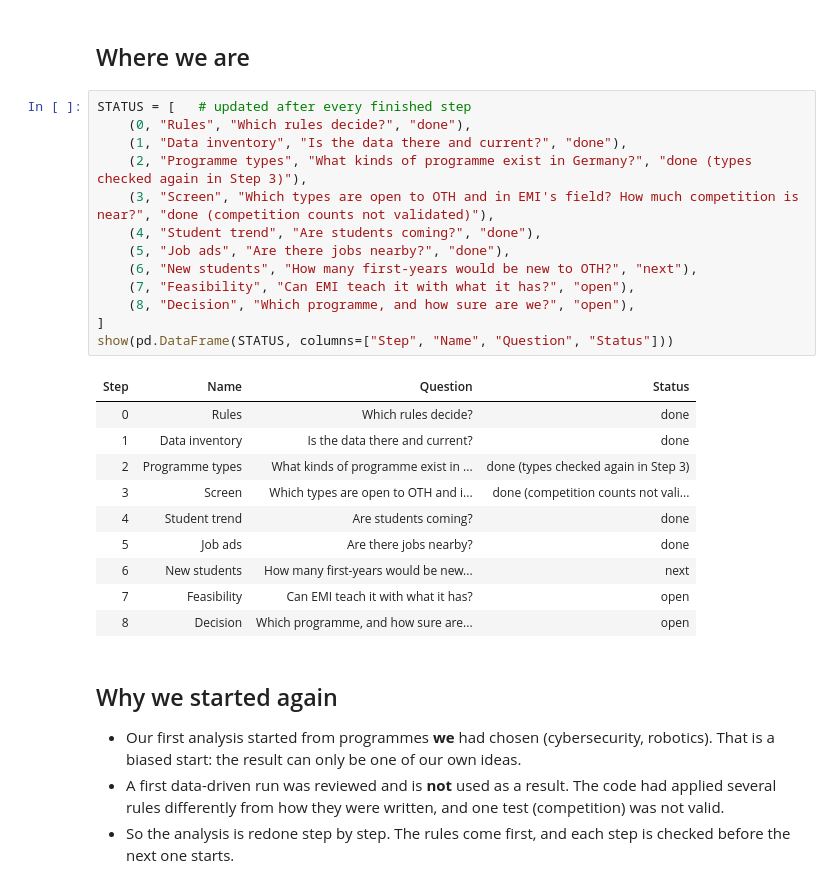
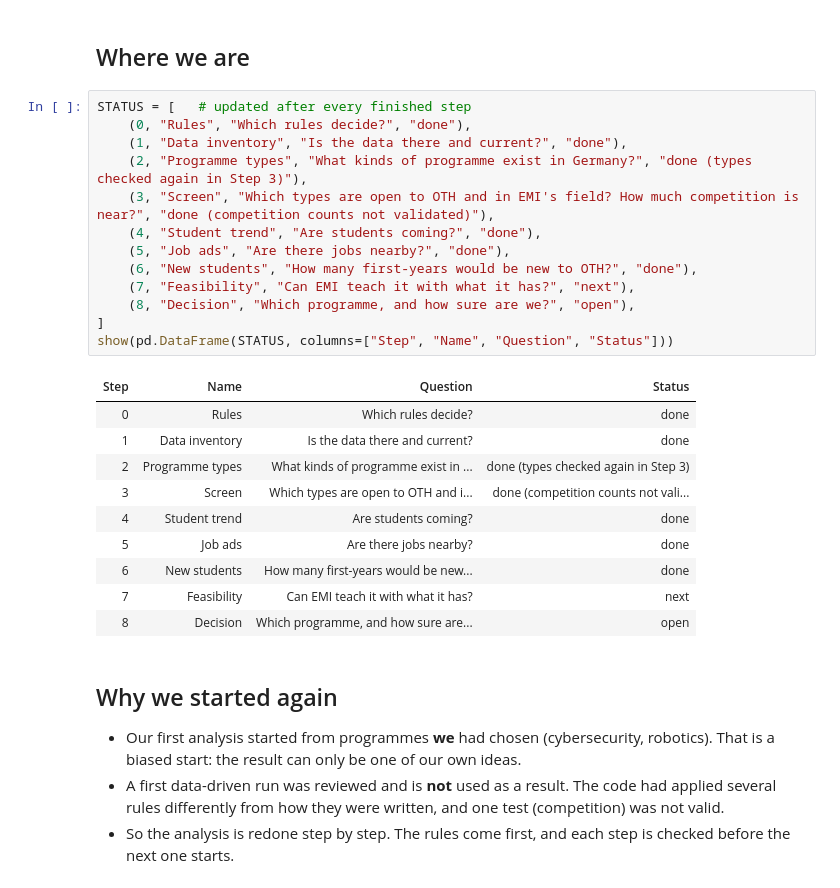
Before and after one commit to SomanthaManuranga/study-program-intelligence, a Jupyter notebook: notebooks/funnel_progress.ipynb, the cells around one changed output. Saved outputs shown, nothing was run; the diff lists cells and outputs as text.

```diff
--- a/notebooks/funnel_progress.ipynb
+++ b/notebooks/funnel_progress.ipynb
@@ -33,26 +33,26 @@ Rules loaded: 17 blocks - definitions, universe, text, similarity, discovery, po
 # %%
 STATUS = [   # updated after every finished step
     (0, "Rules", "Which rules decide?", "done"),
     (1, "Data inventory", "Is the data there and current?", "done"),
     (2, "Programme types", "What kinds of programme exist in Germany?", "done (types checked again in Step 3)"),
     (3, "Screen", "Which types are open to OTH and in EMI's field? How much competition is near?", "done (competition counts not validated)"),
     (4, "Student trend", "Are students coming?", "done"),
     (5, "Job ads", "Are there jobs nearby?", "done"),
-    (6, "New students", "How many first-years would be new to OTH?", "next"),
-    (7, "Feasibility", "Can EMI teach it with what it has?", "open"),
+    (6, "New students", "How many first-years would be new to OTH?", "done"),
+    (7, "Feasibility", "Can EMI teach it with what it has?", "next"),
     (8, "Decision", "Which programme, and how sure are we?", "open"),
 ]
 show(pd.DataFrame(STATUS, columns=["Step", "Name", "Question", "Status"]))
 # %% [output]
 | Step | Name | Question | Status |
 | 0 | Rules | Which rules decide? | done |
 | 1 | Data inventory | Is the data there and current? | done |
 | 2 | Programme types | What kinds of programme exist in ... | done (types checked again in Step 3) |
 | 3 | Screen | Which types are open to OTH and i... | done (competition counts not vali... |
 | 4 | Student trend | Are students coming? | done |
 | 5 | Job ads | Are there jobs nearby? | done |
-| 6 | New students | How many first-years would be new... | next |
-| 7 | Feasibility | Can EMI teach it with what it has? | open |
+| 6 | New students | How many first-years would be new... | done |
+| 7 | Feasibility | Can EMI teach it with what it has? | next |
 | 8 | Decision | Which programme, and how sure are... | open |
 # %% [markdown]
 ## Why we started again
```
Also changed, not shown: parts of 7 cells of this notebook, 3 other files.
